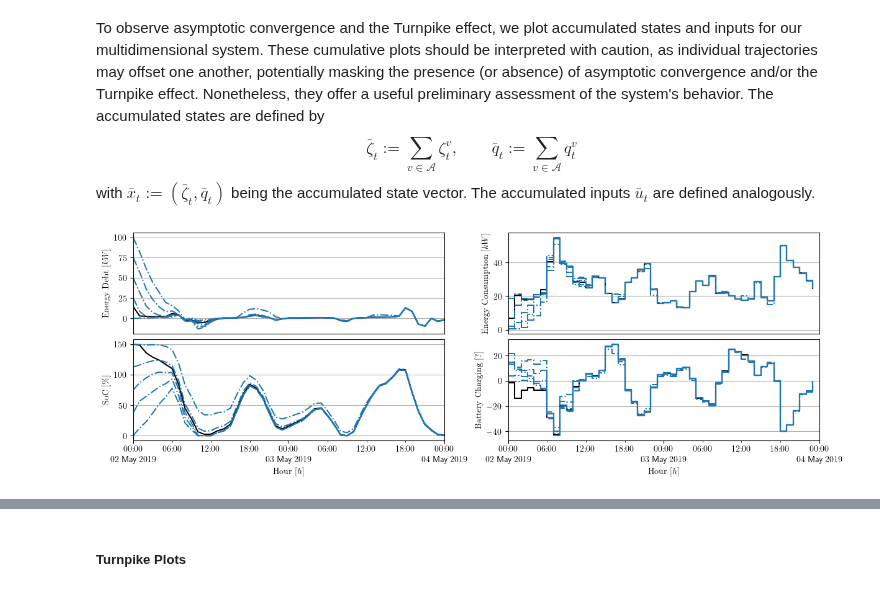
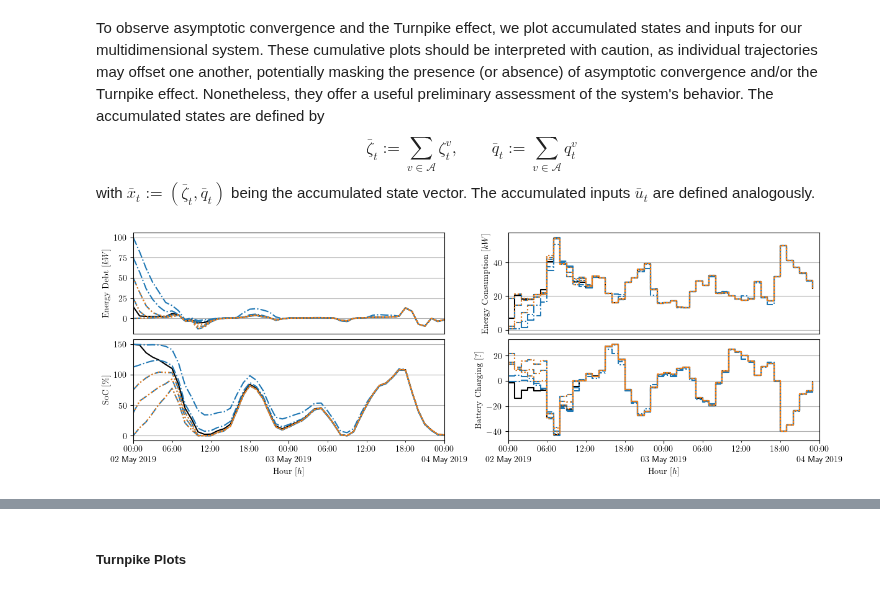
Before and after one commit to Gedlex/time-varying-RHGs, a Jupyter notebook: empc_DSMPC.ipynb, the cells around one changed output, grey strips where cells are left out. Drawn from its saved outputs; the diff is of its cells as text; code cells hidden in the pictures.

Commit message:
Added empc with reference trajectory as terminal constraint
To Do's
- Create plots for single agent only
- Create Turnpike plot for a time-invariant system
- Check LMI conditions for dissipativity

```diff
--- a/empc_DSMPC.ipynb
+++ b/empc_DSMPC.ipynb
@@ -94,15 +105,15 @@ horizon = [6, 9, 12, 18, 24]
 num_horizon = len(horizon)
 
 # Allocate state and input trajectories
-x2 = np.zeros((num_horizon, num_steps+1, sys.n))
-u2 = np.zeros((num_horizon, num_steps,   sys.m))
+x2 = np.full((num_horizon, num_steps+1, sys.n), np.nan)
+u2 = np.full((num_horizon, num_steps,   sys.m), np.nan)
 x2_ol = np.full((num_horizon, max(horizon)+1, sys.n), np.nan)
 u2_ol = np.full((num_horizon, max(horizon),   sys.m), np.nan)
 
 # Simulate closed-loop system
 for i, N in enumerate(tqdm(horizon, desc='Horizons')):
     # Load parameters and create system
-    params2 = DSMPCParams(N=N)
+    params2 = DSMPCParams(N=N, T=96, zeta_max=zeta_max, zeta_min=-zeta_max)
     sys2 = LinearSystem(params2.sys)
 
     # Initialize controller
@@ -114,9 +125,10 @@ for i, N in enumerate(tqdm(horizon, desc='Horizons')):
     # Simulate closed-loop system
     for t in tqdm(range(num_steps),desc='   MPC', leave=False):
         # Solve the EMPC problem
-        sol_u, sol_x, error_msg = ctrl2.solve(x_0=x2[i,t,:], t=t, verbose=False)
+        sol_u, sol_x, error_msg = ctrl2.solve(t=t, x_0=x2[i,t,:])
         if error_msg != None:
-            raise Exception(error_msg)
+            warnings.warn(error_msg)
+            break
 
         # Save open-loop trajectory
         if t == 0:
@@ -132,17 +146,17 @@ for i, N in enumerate(tqdm(horizon, desc='Horizons')):
 # %%
 # Load parameters and create system with a long horizon
 zeta_max = 40 * np.ones([96,10]); zeta_max[23::24,:] = 1
-params_inf = DSMPCParams(T=96,zeta_max=zeta_max,zeta_min=-zeta_max,N=200)
+params_inf = DSMPCParams(N=96, T=96, zeta_max=zeta_max, zeta_min=-zeta_max)
 sys_inf = LinearSystem(params_inf.sys)
 
 # Initialize controller
 ctrl_inf = EMPC(sys_inf, params_inf.ctrl)
 
 # Solve EMPC problem with free initial state
-sol_u, sol_x, error_msg = ctrl_inf.solve(t=0)
+sol_u, sol_x, error_msg = ctrl_inf.solve(t=0, periodic=True)
 if error_msg != None:
-    raise Exception(error_msg)
+    warnings.warn(error_msg)
 
 # Save trajectory
-x_inf = sol_x.T
-u_inf = sol_u.T
+x_p = sol_x.T
+u_p = sol_u.T
@@ -220,17 +317,23 @@ dates = [params.ctrl.start_date + pd.Timedelta(hours = h) for h in range(num_ste
 dates_ol = [params.ctrl.start_date + pd.Timedelta(hours = h) for h in range(params.ctrl.N+1)]
 
 # Compute accumulated states
-x_acc = np.zeros((num_traj, num_steps+1, 2))
-u_acc = np.zeros((num_traj, num_steps,   2))
+x_acc  = np.zeros((num_traj, num_steps+1, 2))
+u_acc  = np.zeros((num_traj, num_steps,   2))
+xt_acc = np.zeros((num_traj, num_steps+1, 2))
+ut_acc = np.zeros((num_traj, num_steps,   2))
 x_acc_ol = np.zeros((num_traj, params.ctrl.N+1, 2))
 u_acc_ol = np.zeros((num_traj, params.ctrl.N,   2))
 for i in range(num_traj):
-    x_acc[i,:,:] = np.vstack([x[i,:,0::2].sum(axis=1), x[i,:,1::2].sum(axis=1)]).T
-    u_acc[i,:,:] = np.vstack([u[i,:,0::2].sum(axis=1), u[i,:,1::2].sum(axis=1)]).T
+    x_acc[i,:,:]  = np.vstack([x[i,:,0::2].sum(axis=1), x[i,:,1::2].sum(axis=1)]).T
+    u_acc[i,:,:]  = np.vstack([u[i,:,0::2].sum(axis=1), u[i,:,1::2].sum(axis=1)]).T
+    xt_acc[i,:,:] = np.vstack([xt[i,:,0::2].sum(axis=1), xt[i,:,1::2].sum(axis=1)]).T
+    ut_acc[i,:,:] = np.vstack([ut[i,:,0::2].sum(axis=1), ut[i,:,1::2].sum(axis=1)]).T
     x_acc_ol[i,:,:] = np.vstack([x_ol[i,:,0::2].sum(axis=1), x_ol[i,:,1::2].sum(axis=1)]).T
     u_acc_ol[i,:,:] = np.vstack([u_ol[i,:,0::2].sum(axis=1), u_ol[i,:,1::2].sum(axis=1)]).T
 x_acc_inf = np.vstack([x_inf[:,0::2].sum(axis=1), x_inf[:,1::2].sum(axis=1)]).T
 u_acc_inf = np.vstack([u_inf[:,0::2].sum(axis=1), u_inf[:,1::2].sum(axis=1)]).T
+x_acc_p = np.vstack([x_p[:,0::2].sum(axis=1), x_p[:,1::2].sum(axis=1)]).T
+u_acc_p = np.vstack([u_p[:,0::2].sum(axis=1), u_p[:,1::2].sum(axis=1)]).T
 
 # Create figure
 plt.rcParams['text.usetex'] = True
@@ -242,43 +345,48 @@ axs[1][0].plot(dates, x_acc_inf[:num_steps+1,1], color='black', linestyle='-')
 axs[0][1].plot(dates[:-1], u_acc_inf[:num_steps,0], color='black', linestyle='-', drawstyle='steps-post')
 axs[1][1].plot(dates[:-1], u_acc_inf[:num_steps,1], color='black', linestyle='-', drawstyle='steps-post')
 
-# Plot trajectories
+# Plot trajectories without terminal constraints
 for i in range(num_traj):
     axs[0][0].plot(dates, x_acc[i,:,0], color='tab:blue', linestyle='-.')
     axs[1][0].plot(dates, x_acc[i,:,1], color='tab:blue', linestyle='-.')
     axs[0][1].plot(dates[:-1], u_acc[i,:,0], color='tab:blue', linestyle='-.', drawstyle='steps-post')
     axs[1][1].plot(dates[:-1], u_acc[i,:,1], color='tab:blue', linestyle='-.', drawstyle='steps-post')
 
+# Plot trajectories with terminal constraints
+for i in range(num_traj):
+    axs[0][0].plot(dates, xt_acc[i,:,0], color='tab:orange', linestyle=':')
+    axs[1][0].plot(dates, xt_acc[i,:,1], color='tab:orange', linestyle=':')
+    axs[0][1].plot(dates[:-1], ut_acc[i,:,0], color='tab:orange', linestyle=':', drawstyle='steps-post')
+    axs[1][1].plot(dates[:-1], ut_acc[i,:,1], color='tab:orange', linestyle=':', drawstyle='steps-post')
 
 # Add labels
 axs[0][0].xaxis.set_visible(False)
 axs[0][1].xaxis.set_visible(False)
 axs[0][0].set_ylabel(r'\rmfamily{Energy Debt} $[kW]$')
 axs[1][0].set_ylabel(r'\rmfamily{SoC} $[\%]$')
 axs[0][1].set_ylabel(r'\rmfamily{Energy Consumption} $[kW]$')
 axs[1][1].set_ylabel(r'\rmfamily{Battery Charging} $[?]$')
 axs[1][0].set_xlabel(r'\rmfamily{Hour} $[h]$')
 axs[1][1].set_xlabel(r'\rmfamily{Hour} $[h]$')
 
 # Set major and minor ticks
 plt.rcParams['timezone'] = dates[0].tz.zone
 for ax in axs[1]:
     ax.xaxis.set_major_locator(mdates.DayLocator(interval=1))
     ax.xaxis.set_minor_locator(mdates.HourLocator(byhour=[6, 12, 18]))
     ax.xaxis.set_major_formatter(mdates.DateFormatter(r'%H:%M\\%d %b %Y'))
     ax.xaxis.set_minor_formatter(mdates.DateFormatter(r'%H:%M'))
     ax.tick_params(axis="x", which="minor", pad=ax.xaxis.get_tick_padding())
 
-
 for i, ax in enumerate(axs.flatten()):
     # Set axis limits
     ax.set_xlim([dates[0], dates[-1]])
 
     # Set grid
     ax.yaxis.grid(True)
     ax.xaxis.grid(False)
 
 # Export figure
 fig.savefig("figures/figure_asymptotic_convergence.pdf", bbox_inches='tight', pad_inches=0.1)
 # %% [output]
-[figure, old version]
+[figure, new version]
```
Also changed, not shown: parts of 22 cells of this notebook, 6 other files.
